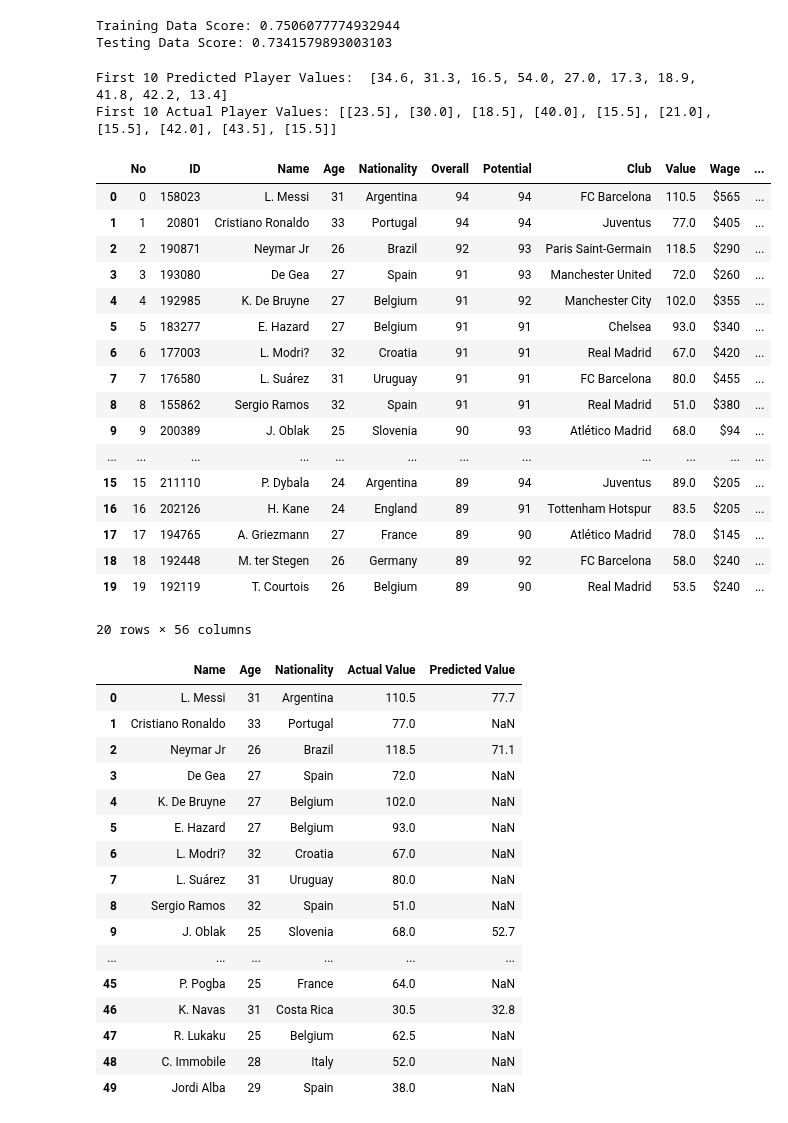
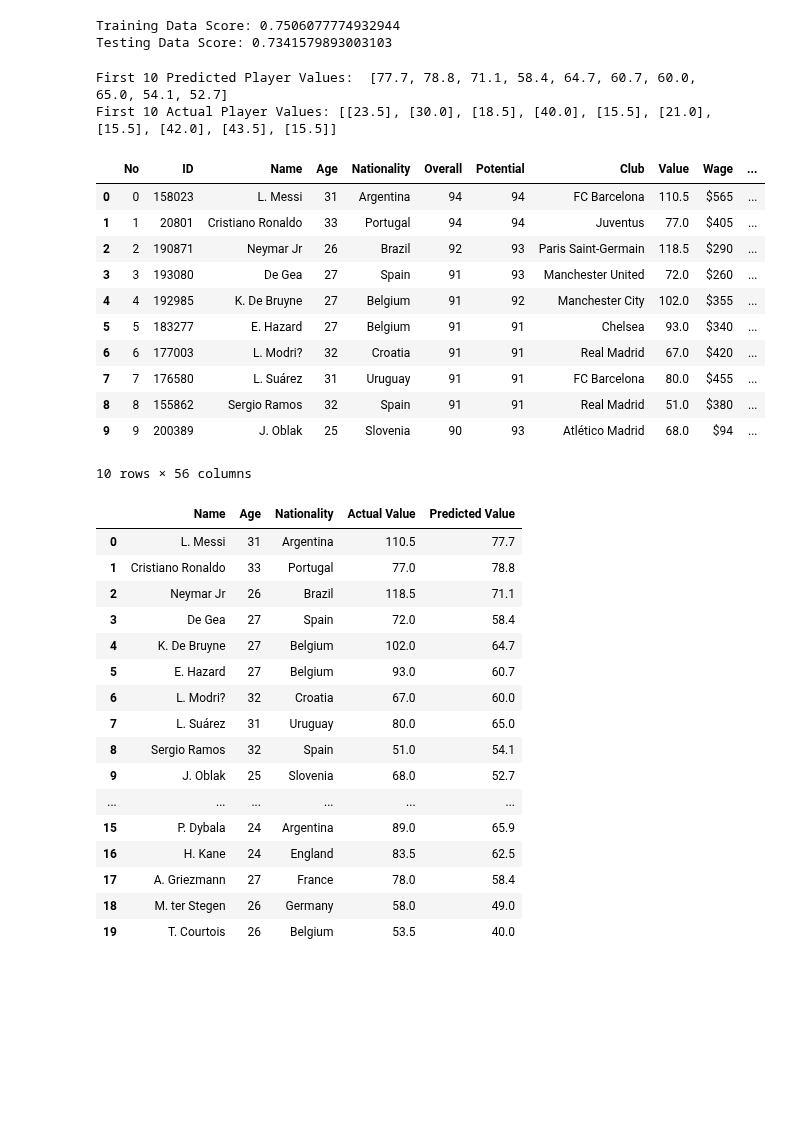
Before and after one commit to grant-pittman/ML-FIFA-Stats, a Jupyter notebook: FIFA18_Player_Value.ipynb, the cells around one changed output. Cells and saved outputs as stored; diff of their text form; code cells hidden in the pictures; blank space fills up the shorter version.

```diff
--- a/FIFA18_Player_Value.ipynb
+++ b/FIFA18_Player_Value.ipynb
@@ -151,34 +151,28 @@ Training Data Score: 0.7506077774932944
 Testing Data Score: 0.7341579893003103
 # %%
 #Predict Player Values
-predictions = np.round(model.predict(X_test),1)
+predictions = np.round(model.predict(X),1)
 print(f"First 10 Predicted Player Values:  {(predictions)[:10].tolist()}")
 print(f"First 10 Actual Player Values: {y_test[:10].tolist()}")
 # %% [output]
-First 10 Predicted Player Values:  [34.6, 31.3, 16.5, 54.0, 27.0, 17.3, 18.9, 41.8, 42.2, 13.4]
+First 10 Predicted Player Values:  [77.7, 78.8, 71.1, 58.4, 64.7, 60.7, 60.0, 65.0, 54.1, 52.7]
 First 10 Actual Player Values: [[23.5], [30.0], [18.5], [40.0], [15.5], [21.0], [15.5], [42.0], [43.5], [15.5]]
 # %%
 #Rebuild dataframe with predictions.
-Predicted_Player_Value = pd.DataFrame(data = predictions, columns = ['Predictions'], index = X_test.index.copy())
+Predicted_Player_Value = pd.DataFrame(data = predictions, columns = ['Predictions'], index = X.index.copy())
 Predicted_Player_Value = pd.merge(df, Predicted_Player_Value, how = 'left', left_index = True, right_index = True)
-Predicted_Player_Value.head(20)
+Predicted_Player_Value.head(10)
 # %% [output]
 |  | No | ID | Name | Age | Nationality | Overall | Potential | Club | Value | Wage | ... |
 | 0 | 0 | 158023 | L. Messi | 31 | Argentina | 94 | 94 | FC Barcelona | 110.5 | $565 | ... |
 | 1 | 1 | 20801 | Cristiano Ronaldo | 33 | Portugal | 94 | 94 | Juventus | 77.0 | $405 | ... |
 | 2 | 2 | 190871 | Neymar Jr | 26 | Brazil | 92 | 93 | Paris Saint-Germain | 118.5 | $290 | ... |
 | 3 | 3 | 193080 | De Gea | 27 | Spain | 91 | 93 | Manchester United | 72.0 | $260 | ... |
 | 4 | 4 | 192985 | K. De Bruyne | 27 | Belgium | 91 | 92 | Manchester City | 102.0 | $355 | ... |
 | 5 | 5 | 183277 | E. Hazard | 27 | Belgium | 91 | 91 | Chelsea | 93.0 | $340 | ... |
 | 6 | 6 | 177003 | L. Modri? | 32 | Croatia | 91 | 91 | Real Madrid | 67.0 | $420 | ... |
 | 7 | 7 | 176580 | L. Suárez | 31 | Uruguay | 91 | 91 | FC Barcelona | 80.0 | $455 | ... |
 | 8 | 8 | 155862 | Sergio Ramos | 32 | Spain | 91 | 91 | Real Madrid | 51.0 | $380 | ... |
 | 9 | 9 | 200389 | J. Oblak | 25 | Slovenia | 90 | 93 | Atlético Madrid | 68.0 | $94 | ... |
-| ... | ... | ... | ... | ... | ... | ... | ... | ... | ... | ... | ... |
-| 15 | 15 | 211110 | P. Dybala | 24 | Argentina | 89 | 94 | Juventus | 89.0 | $205 | ... |
-| 16 | 16 | 202126 | H. Kane | 24 | England | 89 | 91 | Tottenham Hotspur | 83.5 | $205 | ... |
-| 17 | 17 | 194765 | A. Griezmann | 27 | France | 89 | 90 | Atlético Madrid | 78.0 | $145 | ... |
-| 18 | 18 | 192448 | M. ter Stegen | 26 | Germany | 89 | 92 | FC Barcelona | 58.0 | $240 | ... |
-| 19 | 19 | 192119 | T. Courtois | 26 | Belgium | 89 | 90 | Real Madrid | 53.5 | $240 | ... |
-20 rows × 56 columns
+10 rows × 56 columns
 # %%
@@ -187,22 +181,22 @@ Predicted_Player_Value = Predicted_Player_Value.rename({'Predictions': 'Predicte
 # %%
 Predicted_Player_Values = Predicted_Player_Value[['Name', 'Age', 'Nationality', 'Actual Value', 'Predicted Value']]
 # %%
-Predicted_Player_Values.head(50)
+Predicted_Player_Values.head(20)
 # %% [output]
 |  | Name | Age | Nationality | Actual Value | Predicted Value |
 | 0 | L. Messi | 31 | Argentina | 110.5 | 77.7 |
-| 1 | Cristiano Ronaldo | 33 | Portugal | 77.0 | NaN |
+| 1 | Cristiano Ronaldo | 33 | Portugal | 77.0 | 78.8 |
 | 2 | Neymar Jr | 26 | Brazil | 118.5 | 71.1 |
-| 3 | De Gea | 27 | Spain | 72.0 | NaN |
-| 4 | K. De Bruyne | 27 | Belgium | 102.0 | NaN |
-| 5 | E. Hazard | 27 | Belgium | 93.0 | NaN |
-| 6 | L. Modri? | 32 | Croatia | 67.0 | NaN |
-| 7 | L. Suárez | 31 | Uruguay | 80.0 | NaN |
-| 8 | Sergio Ramos | 32 | Spain | 51.0 | NaN |
+| 3 | De Gea | 27 | Spain | 72.0 | 58.4 |
+| 4 | K. De Bruyne | 27 | Belgium | 102.0 | 64.7 |
+| 5 | E. Hazard | 27 | Belgium | 93.0 | 60.7 |
+| 6 | L. Modri? | 32 | Croatia | 67.0 | 60.0 |
+| 7 | L. Suárez | 31 | Uruguay | 80.0 | 65.0 |
+| 8 | Sergio Ramos | 32 | Spain | 51.0 | 54.1 |
 | 9 | J. Oblak | 25 | Slovenia | 68.0 | 52.7 |
 | ... | ... | ... | ... | ... | ... |
-| 45 | P. Pogba | 25 | France | 64.0 | NaN |
-| 46 | K. Navas | 31 | Costa Rica | 30.5 | 32.8 |
-| 47 | R. Lukaku | 25 | Belgium | 62.5 | NaN |
-| 48 | C. Immobile | 28 | Italy | 52.0 | NaN |
-| 49 | Jordi Alba | 29 | Spain | 38.0 | NaN |
+| 15 | P. Dybala | 24 | Argentina | 89.0 | 65.9 |
+| 16 | H. Kane | 24 | England | 83.5 | 62.5 |
+| 17 | A. Griezmann | 27 | France | 78.0 | 58.4 |
+| 18 | M. ter Stegen | 26 | Germany | 58.0 | 49.0 |
+| 19 | T. Courtois | 26 | Belgium | 53.5 | 40.0 |
```
Also changed, not shown: parts of 1 cell of this notebook.
